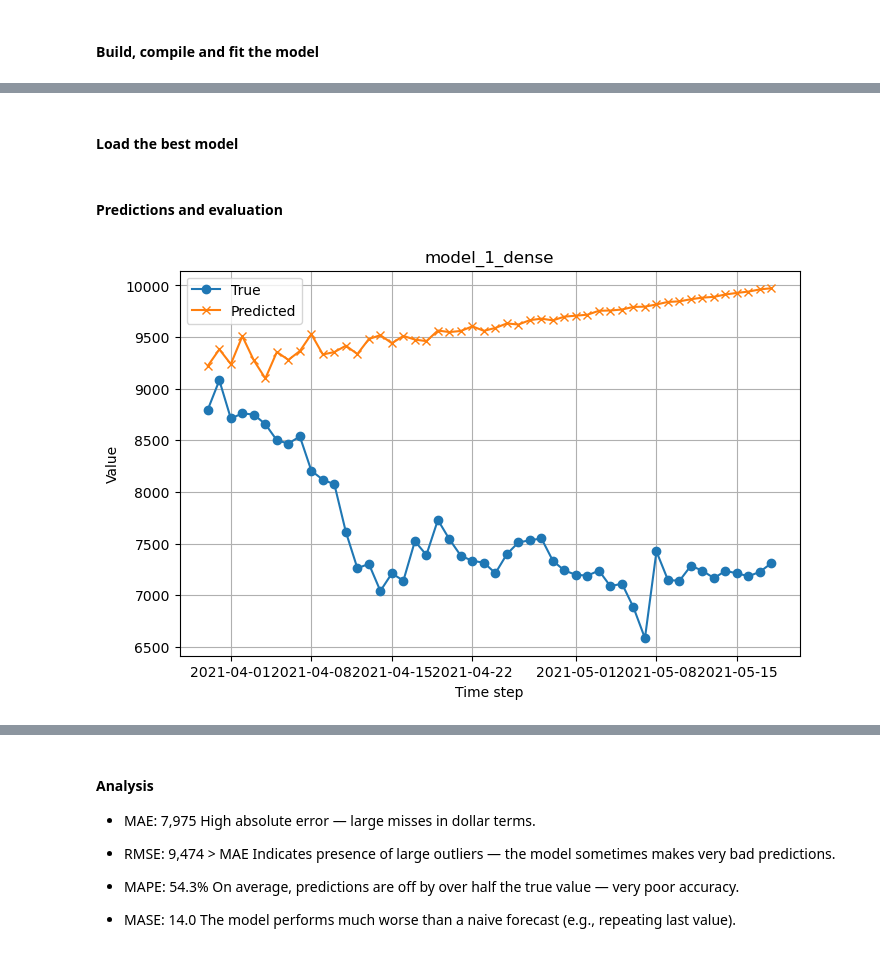
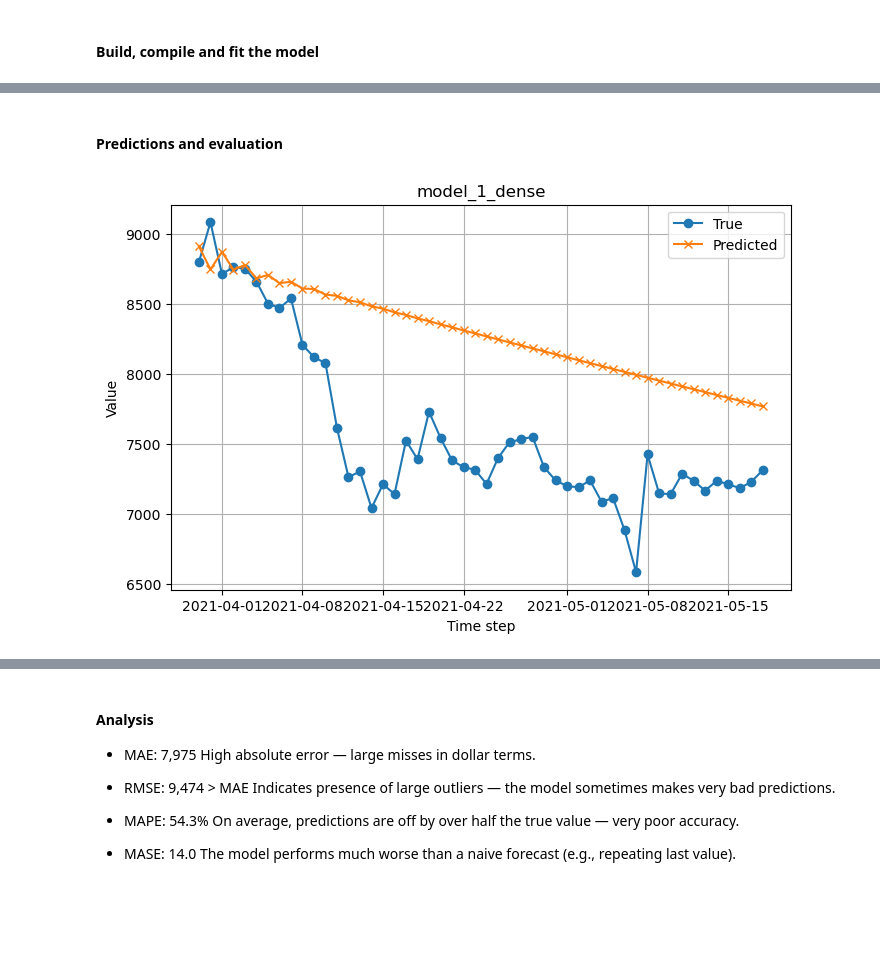
Before and after one commit to MNGARCIA085/Time-Series-with-Deep-Leaning, a Jupyter notebook: Bitcoin Price Prediction/Bitcoin Price Prediction.ipynb, the cells around one changed output, grey strips where cells are left out. Saved outputs shown, nothing was run; the diff lists cells and outputs as text; code cells hidden in the pictures; blank space fills up the shorter version.

```diff
--- a/Bitcoin Price Prediction/Bitcoin Price Prediction.ipynb
+++ b/Bitcoin Price Prediction/Bitcoin Price Prediction.ipynb
@@ -605,11 +580,11 @@ REDO WITH NEW DATA
 
 #### Pre-processing
 # %%
-WINDOW_SIZE = 7
-HORIZON = 1
+window_size = 7
+horizon = 1
 # %%
 # windowing
-full_windows_1, full_labels_1 = make_windows(prices, window_size=G.WINDOW_SIZE, horizon=G.HORIZON)
+full_windows_1, full_labels_1 = make_windows(prices, window_size=window_size, horizon=horizon)
 len(full_windows_1), len(full_labels_1)
 # %% [output]
 (2780, 2780)
@@ -673,11 +648,9 @@ model_1 = build_compile_model_one("model_1_dense")
 history_1 = model_1.fit(
     x=train_windows_1,
     y=train_labels_1,
-    epochs=10,
-    #verbose=0,
+    epochs=100,
+    verbose=0,
     batch_size=G.BATCH_SIZE,
     validation_data=(test_windows_1, test_labels_1),
-    callbacks=[
-        create_model_checkpoint(model_name=model_1.name),
-    ]
+    callbacks=[early_stop]
 )
@@ -709,13 +661,9 @@ plot_history(history_1)
-# %% [markdown]
-#### Load the best model
-# %%
-model_1 = tf.keras.models.load_model("model_experiments/model_1_dense")
 # %% [markdown]
 #### Predictions and evaluation
 # %%
-forecast_1, results_1 = pred_eval(model_1, test_windows_1[0], test_labels_1, X_test, 7)
+forecast_1, results_1 = pred_eval(model_1, test_windows_1[0], test_labels_1, X_test, window_size)
 # %% [output]
-[figure, old version]
+[figure, new version]
 # %%
 results_1
 # %% [output]
```
Also changed, not shown: parts of 75 cells of this notebook, 2 other files.
